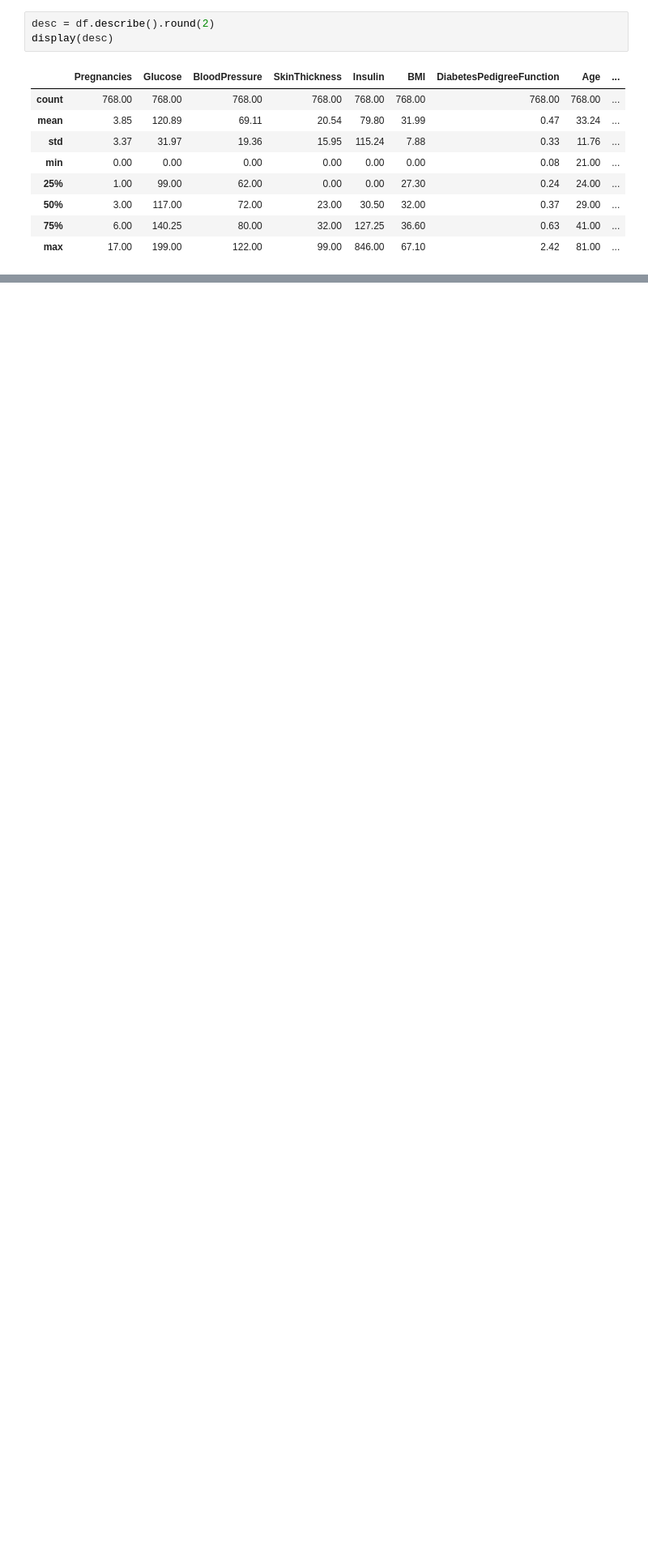
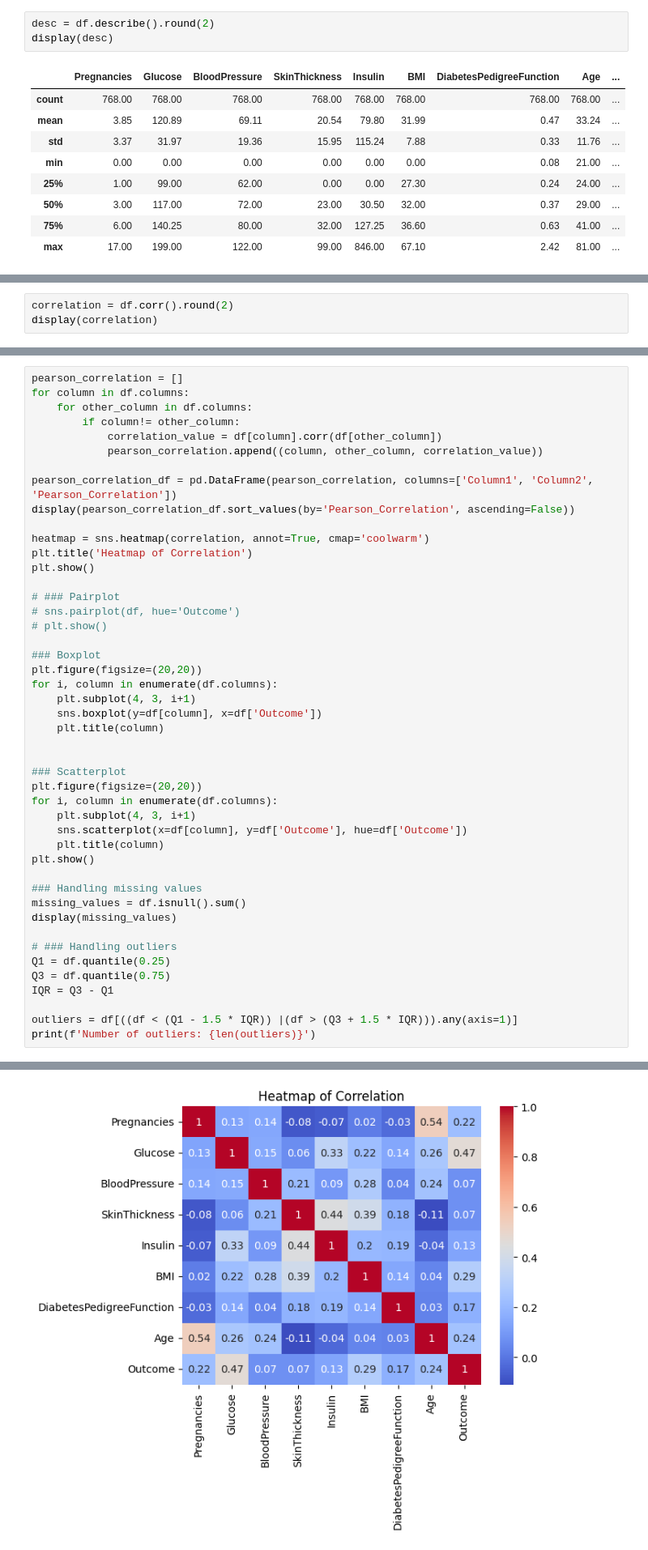
Before and after one commit to KamranMdShaikh/20241215_ML, a Jupyter notebook: knn.ipynb, the cells around one changed output, grey strips where cells are left out. Shown at 81% size. Cells and saved outputs as stored; diff of their text form; blank space fills up the shorter version.

```diff
--- a/knn.ipynb
+++ b/knn.ipynb
@@ -70,0 +73,3 @@ for i, column in enumerate(df.columns):
+# %%
+correlation = df.corr().round(2)
+display(correlation)
@@ -70,0 +87,47 @@ for i, column in enumerate(df.columns):
+# %%
+pearson_correlation = []
+for column in df.columns:
+    for other_column in df.columns:
+        if column!= other_column:
+            correlation_value = df[column].corr(df[other_column])
+            pearson_correlation.append((column, other_column, correlation_value))
+
+pearson_correlation_df = pd.DataFrame(pearson_correlation, columns=['Column1', 'Column2', 'Pearson_Correlation'])
+display(pearson_correlation_df.sort_values(by='Pearson_Correlation', ascending=False))
+
+heatmap = sns.heatmap(correlation, annot=True, cmap='coolwarm')
+plt.title('Heatmap of Correlation')
+plt.show()
+
+# ### Pairplot
+# sns.pairplot(df, hue='Outcome')
+# plt.show()
+
+### Boxplot
+plt.figure(figsize=(20,20))
+for i, column in enumerate(df.columns):
+    plt.subplot(4, 3, i+1)
+    sns.boxplot(y=df[column], x=df['Outcome'])
+    plt.title(column)
+
+
+### Scatterplot
+plt.figure(figsize=(20,20))
+for i, column in enumerate(df.columns):
+    plt.subplot(4, 3, i+1)
+    sns.scatterplot(x=df[column], y=df['Outcome'], hue=df['Outcome'])
+    plt.title(column)
+plt.show()
+
+### Handling missing values
+missing_values = df.isnull().sum()
+display(missing_values)
+
+# ### Handling outliers
+Q1 = df.quantile(0.25)
+Q3 = df.quantile(0.75)
+IQR = Q3 - Q1
+
+outliers = df[((df < (Q1 - 1.5 * IQR)) |(df > (Q3 + 1.5 * IQR))).any(axis=1)]
+print(f'Number of outliers: {len(outliers)}')
+# %% [output]
@@ -70,0 +147 @@ for i, column in enumerate(df.columns):
+[figure, added]
```
Also changed, not shown: parts of 3 cells of this notebook.
